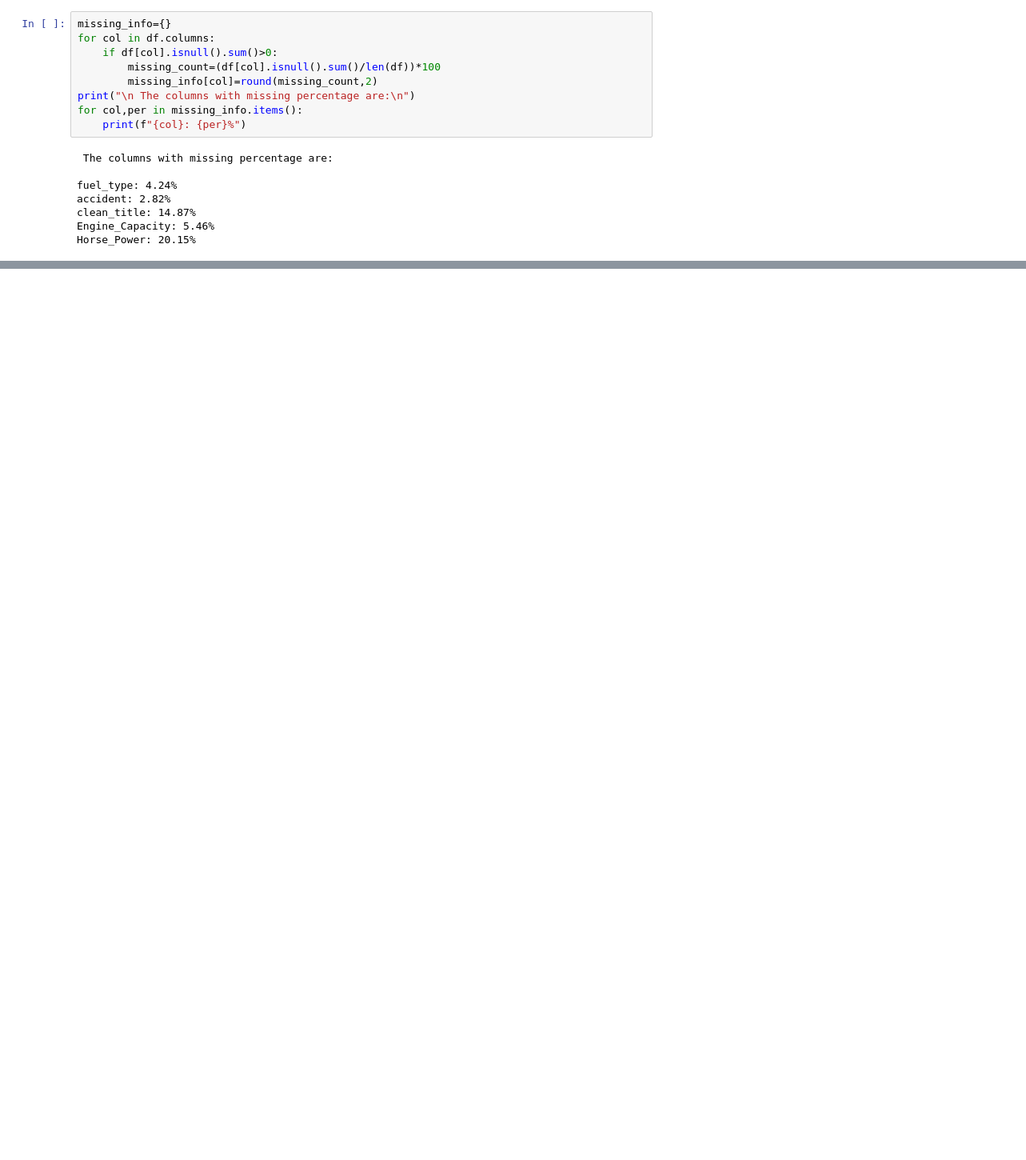
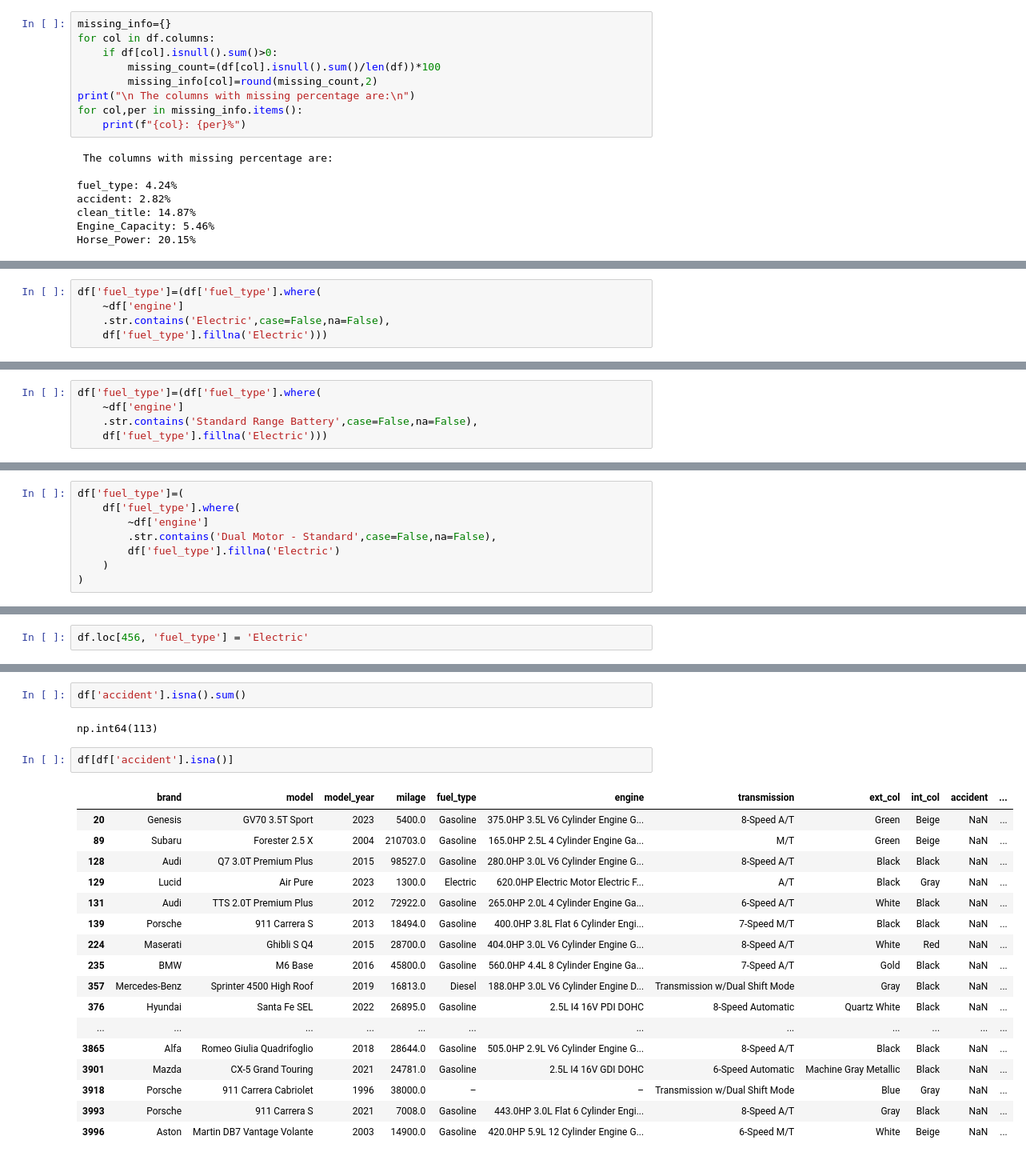
Before and after one commit to RakeshThapa332/learning-machine-learning, a Jupyter notebook: Machine Learning/Used_Cars_Price_Estimation/NoteBooks/Used_Cars_Analsyis.ipynb, the cells around one changed output, grey strips where cells are left out. Shown at 80% size. Drawn from its saved outputs; the diff is of its cells as text; blank space fills up the shorter version.

```diff
--- a/Machine Learning/Used_Cars_Price_Estimation/NoteBooks/Used_Cars_Analsyis.ipynb
+++ b/Machine Learning/Used_Cars_Price_Estimation/NoteBooks/Used_Cars_Analsyis.ipynb
@@ -444,0 +664,5 @@ Horse_Power: 20.15%
+# %%
+df['fuel_type']=(df['fuel_type'].where(
+    ~df['engine']
+    .str.contains('Electric',case=False,na=False),
+    df['fuel_type'].fillna('Electric')))
@@ -444,0 +701,5 @@ Horse_Power: 20.15%
+# %%
+df['fuel_type']=(df['fuel_type'].where(
+    ~df['engine']
+    .str.contains('Standard Range Battery',case=False,na=False),
+    df['fuel_type'].fillna('Electric')))
@@ -444,0 +725,8 @@ Horse_Power: 20.15%
+# %%
+df['fuel_type']=(
+    df['fuel_type'].where(
+        ~df['engine']
+        .str.contains('Dual Motor - Standard',case=False,na=False),
+        df['fuel_type'].fillna('Electric')
+    )
+)
@@ -444,0 +742,2 @@ Horse_Power: 20.15%
+# %%
+df.loc[456, 'fuel_type'] = 'Electric'
@@ -444,0 +785,24 @@ Horse_Power: 20.15%
+# %%
+df['accident'].isna().sum()
+# %% [output]
+np.int64(113)
+# %%
+df[df['accident'].isna()]
+# %% [output]
+|  | brand | model | model_year | milage | fuel_type | engine | transmission | ext_col | int_col | accident | ... |
+| 20 | Genesis | GV70 3.5T Sport | 2023 | 5400.0 | Gasoline | 375.0HP 3.5L V6 Cylinder Engine G... | 8-Speed A/T | Green | Beige | NaN | ... |
+| 89 | Subaru | Forester 2.5 X | 2004 | 210703.0 | Gasoline | 165.0HP 2.5L 4 Cylinder Engine Ga... | M/T | Green | Beige | NaN | ... |
+| 128 | Audi | Q7 3.0T Premium Plus | 2015 | 98527.0 | Gasoline | 280.0HP 3.0L V6 Cylinder Engine G... | 8-Speed A/T | Black | Black | NaN | ... |
+| 129 | Lucid | Air Pure | 2023 | 1300.0 | Electric | 620.0HP Electric Motor Electric F... | A/T | Black | Gray | NaN | ... |
+| 131 | Audi | TTS 2.0T Premium Plus | 2012 | 72922.0 | Gasoline | 265.0HP 2.0L 4 Cylinder Engine Ga... | 6-Speed A/T | White | Black | NaN | ... |
+| 139 | Porsche | 911 Carrera S | 2013 | 18494.0 | Gasoline | 400.0HP 3.8L Flat 6 Cylinder Engi... | 7-Speed M/T | Black | Black | NaN | ... |
+| 224 | Maserati | Ghibli S Q4 | 2015 | 28700.0 | Gasoline | 404.0HP 3.0L V6 Cylinder Engine G... | 8-Speed A/T | White | Red | NaN | ... |
+| 235 | BMW | M6 Base | 2016 | 45800.0 | Gasoline | 560.0HP 4.4L 8 Cylinder Engine Ga... | 7-Speed A/T | Gold | Black | NaN | ... |
+| 357 | Mercedes-Benz | Sprinter 4500 High Roof | 2019 | 16813.0 | Diesel | 188.0HP 3.0L V6 Cylinder Engine D... | Transmission w/Dual Shift Mode | Gray | Black | NaN | ... |
+| 376 | Hyundai | Santa Fe SEL | 2022 | 26895.0 | Gasoline | 2.5L I4 16V PDI DOHC | 8-Speed Automatic | Quartz White | Black | NaN | ... |
+| ... | ... | ... | ... | ... | ... | ... | ... | ... | ... | ... | ... |
+| 3865 | Alfa | Romeo Giulia Quadrifoglio | 2018 | 28644.0 | Gasoline | 505.0HP 2.9L V6 Cylinder Engine G... | 8-Speed A/T | Black | Black | NaN | ... |
+| 3901 | Mazda | CX-5 Grand Touring | 2021 | 24781.0 | Gasoline | 2.5L I4 16V GDI DOHC | 6-Speed Automatic | Machine Gray Metallic | Black | NaN | ... |
+| 3918 | Porsche | 911 Carrera Cabriolet | 1996 | 38000.0 | – | – | Transmission w/Dual Shift Mode | Blue | Gray | NaN | ... |
+| 3993 | Porsche | 911 Carrera S | 2021 | 7008.0 | Gasoline | 443.0HP 3.0L Flat 6 Cylinder Engi... | 8-Speed A/T | Gray | Black | NaN | ... |
+| 3996 | Aston | Martin DB7 Vantage Volante | 2003 | 14900.0 | Gasoline | 420.0HP 5.9L 12 Cylinder Engine G... | 6-Speed M/T | White | Beige | NaN | ... |
```
Also changed, not shown: parts of 33 cells of this notebook, 5 other files.
